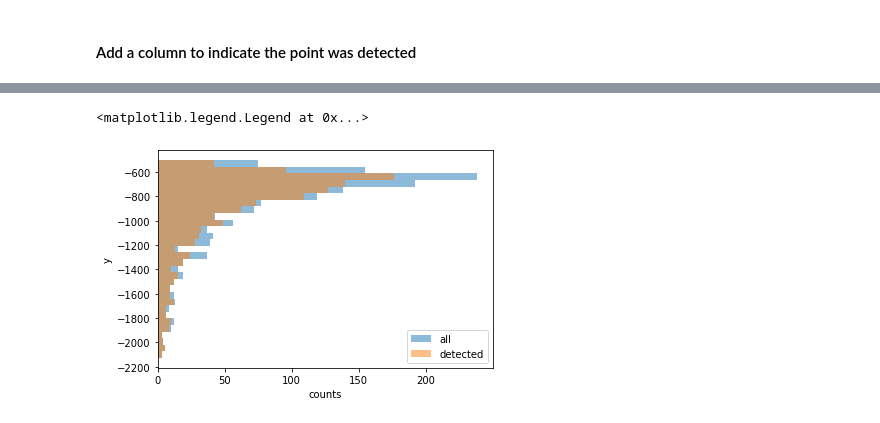
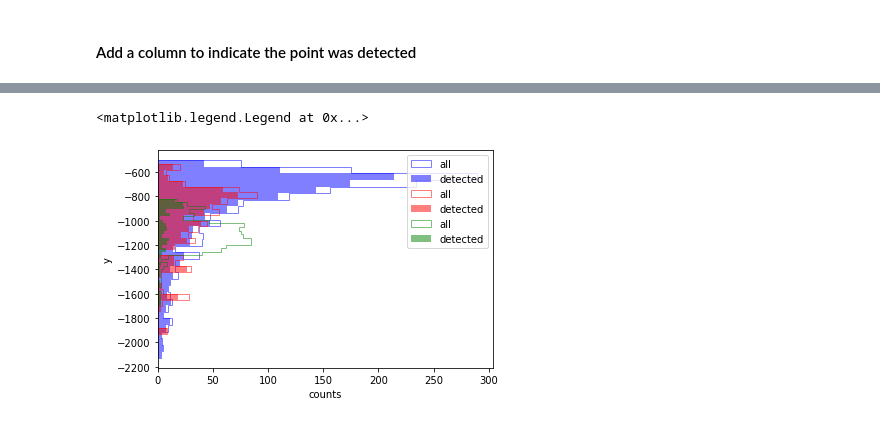
Before and after one commit to JamesSaxon/urban_vision, a Jupyter notebook: Tracker_Data.ipynb, the cells around one changed output, grey strips where cells are left out. Drawn from its saved outputs; the diff is of its cells as text; code cells hidden in the pictures.

Commit message:
plots

```diff
--- a/Tracker_Data.ipynb
+++ b/Tracker_Data.ipynb
@@ -12,0 +11,3 @@ df.plot(x = "x", y = "ny", kind = "scatter")
+# %%
+df_no_roi = pd.read_csv("tracker_output_roi_1000_2500_800_1900.csv", names = ["x", "y", "t", "id"])
+df_no_roi["ny"] = -df_no_roi.y
@@ -46,9 +28,47 @@ df = df.interpolate(method ='linear', limit_direction ='forward')
+# %%
+df_contour['status'] = 'detected'
+df_contour_panel['status'] = 'detected'
+df_no_roi['status'] = 'detected'
+# %%
+for i_d in df_contour.id.unique():
+    recorded_times = df_contour.loc[df_contour['id']==i_d].t.values
+    for i in range(min(recorded_times)+1,max(recorded_times)):
+        if i not in recorded_times:
+            df_contour = df_contour.append({'t':i, 'id':i_d, 'status':'not_detected'}, ignore_index=True)
+
+for i_d in df_contour_panel.id.unique():
+    recorded_times = df_contour_panel.loc[df_contour_panel['id']==i_d].t.values
+    for i in range(min(recorded_times)+1,max(recorded_times)):
+        if i not in recorded_times:
+            df_contour_panel = df_contour_panel.append({'t':i, 'id':i_d, 'status':'not_detected'}, ignore_index=True)
+
+for i_d in df_no_roi.id.unique():
+    recorded_times = df_no_roi.loc[df_contour['id']==i_d].t.values
+    for i in range(min(recorded_times)+1,max(recorded_times)):
+        if i not in recorded_times:
+            df_no_roi = df_no_roi.append({'t':i, 'id':i_d, 'status':'not_detected'}, ignore_index=True)
+# %%
+df_contour = df_contour.sort_values(by=['id','t'])
+df_contour = df_contour.interpolate(method ='linear', limit_direction ='forward')
+
+df_contour_panel = df_contour_panel.sort_values(by=['id','t'])
+df_contour_panel = df_contour_panel.interpolate(method ='linear', limit_direction ='forward')
+
+df_no_roi = df_no_roi.sort_values(by=['id','t'])
+df_no_roi = df_no_roi.interpolate(method ='linear', limit_direction ='forward')
 # %%
-plt.hist(df['ny'], bins=30, orientation='horizontal', alpha=0.5, label='all')
-plt.hist(df[df['status']=='detected']['ny'], bins=30, orientation='horizontal', alpha=0.5, label='detected')
+plt.hist(df_contour['ny'], bins=30, orientation='horizontal', alpha=0.5, label='all', color='blue', histtype='step')
+plt.hist(df_contour[df_contour['status']=='detected']['ny'], bins=30, orientation='horizontal', alpha=0.5, label='detected', color='blue')
+
+plt.hist(df_contour_panel['ny'], bins=30, orientation='horizontal', alpha=0.5, label='all', color='red', histtype='step')
+plt.hist(df_contour_panel[df_contour_panel['status']=='detected']['ny'], bins=30, orientation='horizontal', alpha=0.5, label='detected', color='red')
+
+plt.hist(df_no_roi['ny'], bins=30, orientation='horizontal', alpha=0.5, label='all', color='green', histtype='step')
+plt.hist(df_no_roi[df_no_roi['status']=='detected']['ny'], bins=30, orientation='horizontal', alpha=0.5, label='detected', color='green')
+
 plt.xlabel('counts')
 plt.ylabel('y')
 plt.legend()
 # %% [output]
 <matplotlib.legend.Legend at 0x...>
-[figure, old version]
+[figure, new version]
```
Also changed, not shown: parts of 11 cells of this notebook.
